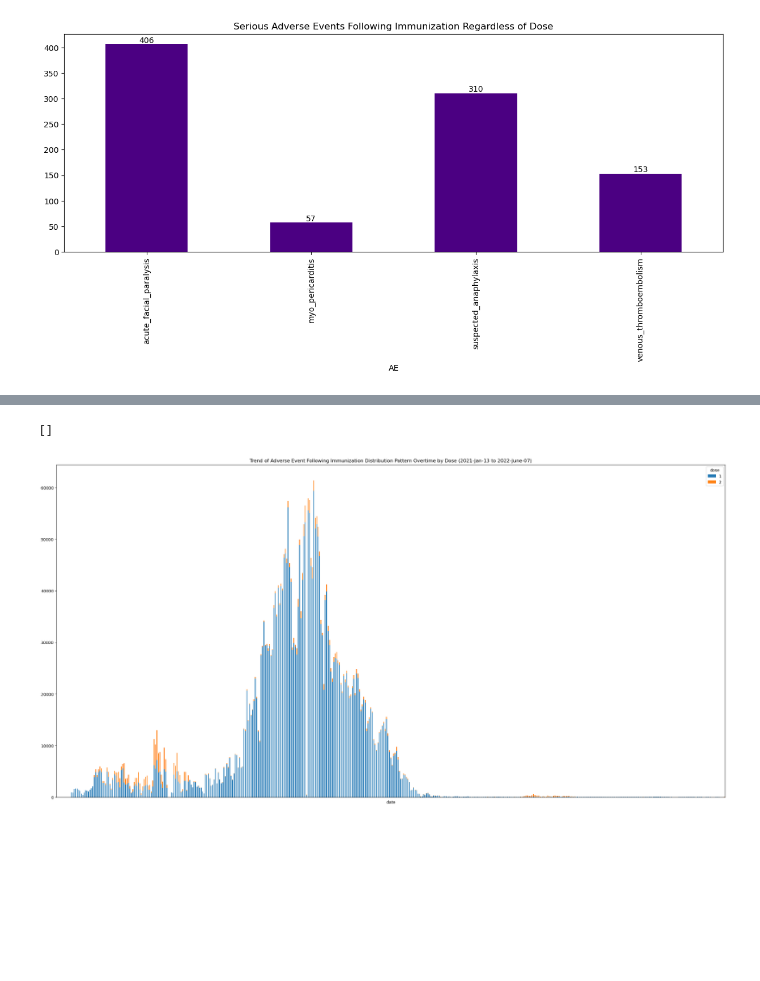
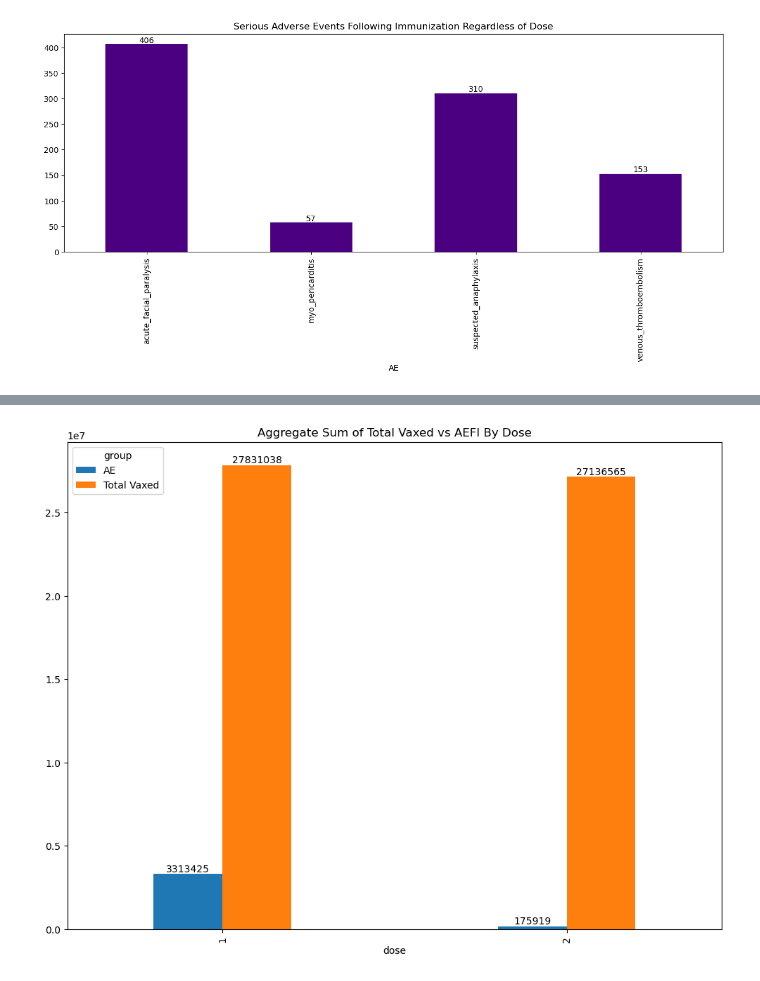
Before and after one commit to isaackong87/hia302_project, a Jupyter notebook: data_wrangler_isaac_aefi.ipynb, the cells around one changed output, grey strips where cells are left out. Saved outputs shown, nothing was run; the diff lists cells and outputs as text; code cells hidden in the pictures; blank space fills up the shorter version.

```diff
--- a/data_wrangler_isaac_aefi.ipynb
+++ b/data_wrangler_isaac_aefi.ipynb
@@ -380,11 +414,11 @@ aefi_dose12_final
 36504 rows × 2 columns
 # %%
 # barchart by vaccine brand
-vaxtype_summ_ae = aefi_dose12_final.groupby(['vaxtype', 'dose'])['count'].sum().unstack().plot(kind='bar', stacked=False ,figsize=(25,5),
+vaxtype_summ_ae = aefi_dose12_final.groupby(['vaxtype', 'dose'])['count'].sum().unstack().plot(kind='bar', stacked=False ,figsize=(25,10),
                                                                                                title = 'Number of Adverse Event Following Immumnization by Vaccine Type & Doses')
 
 plt_2 = vaxtype_summ_ae
 
 for container in plt_2.containers:
-    plt_2.bar_label(container)
+    plt_2.bar_label(container, fmt="%1d")
 # %% [output]
@@ -430,0 +559,5 @@ for container in aefi_serious_l_summ_bar_plt.containers:
+# %%
+### Apply filter to only include records between start date and end date
+vax_my_flt = vax_my[((vax_my['date'] >= start_dt) & (vax_my['date'] <= end_dt))].copy()
+print(vax_my_flt.shape)
+vax_my_flt.head()
@@ -430,0 +612,9 @@ for container in aefi_serious_l_summ_bar_plt.containers:
+# %%
+### Apply filter to only include records between start date and end date
+
+
+aefi_dose12_final2_flt = aefi_dose12_final2[((aefi_dose12_final2['date'] >= start_dt) & (aefi_dose12_final2['date'] <= end_dt))].copy()
+
+aefi_dose12_final2_flt_stacked = aefi_dose12_final2_flt[['date_shrt', 'dose', 'count']].groupby(['date_shrt', 'dose' ]).sum().reset_index()
+print(aefi_dose12_final2_flt_stacked.shape)
+aefi_dose12_final2_flt_stacked.head()
@@ -430,0 +641,8 @@ for container in aefi_serious_l_summ_bar_plt.containers:
+# %%
+### Combine Vax malaysia stacked dataset with AEFI stacked dataset for Bar plots
+
+vax_my_stacked['group'] = 'Total Vaxed'
+aefi_dose12_final2_flt_stacked['group'] = 'AE'
+total_vax_nd_ae_stacked = pd.concat([vax_my_stacked, aefi_dose12_final2_flt_stacked])
+
+total_vax_nd_ae_stacked.groupby(['date_shrt','group', 'dose']).sum()
@@ -431,12 +739,14 @@ for container in aefi_serious_l_summ_bar_plt.containers:
 # %%
-# trend of adverse event distribution pattern overtime by dosing
-aefi_by_time = aefi_dose12_final.groupby(['date', 'dose'])['count'].sum().unstack().plot(kind='bar', stacked=True, figsize=(30,15),
-                                                                                         title = 'Trend of Adverse Event Following Immunization Distribution Pattern Overtime by Dose (2021-Jan-13 to 2022-June-07)')
-aefi_by_time.axes.get_xaxis().set_ticks([])
+### Plotting barplot showing aggregated sum of total vaxed vs AEFI by dose over the study period
+### 2021-02-24 ==> 2022-06-07
+plt_tmp = total_vax_nd_ae_stacked.groupby(['dose', 'group'])['count'].sum().unstack().plot(kind='bar',width=0.4, stacked=False, figsize=(12,9),
+                                                                                         title = 'Aggregate Sum of Total Vaxed vs AEFI By Dose')
+plt_tmp
 
-### adverse event shown decresing trend over time after peak
-### reasons (1) decreasing number of individual receiving vaccine
-###
+for container in plt_tmp.containers:
+    plt_tmp.bar_label(container, fmt="%1d")
+
+
+plt.savefig('agg_total_vax_vs_aefi_by_dose_barplot.jpg')
 # %% [output]
-[]
-[figure, old version]
+[figure, new version]
```
Also changed, not shown: parts of 29 cells of this notebook, 21 other files.
